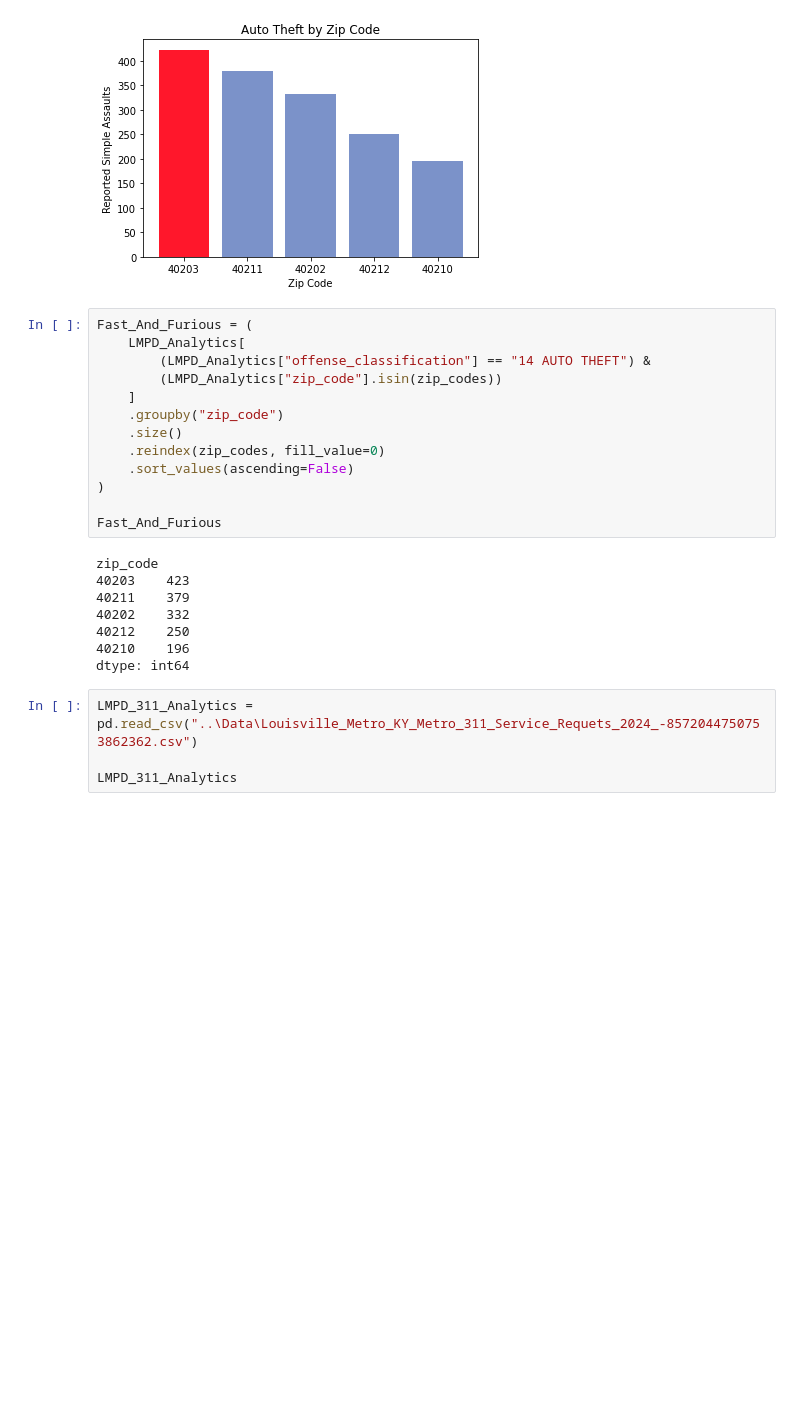
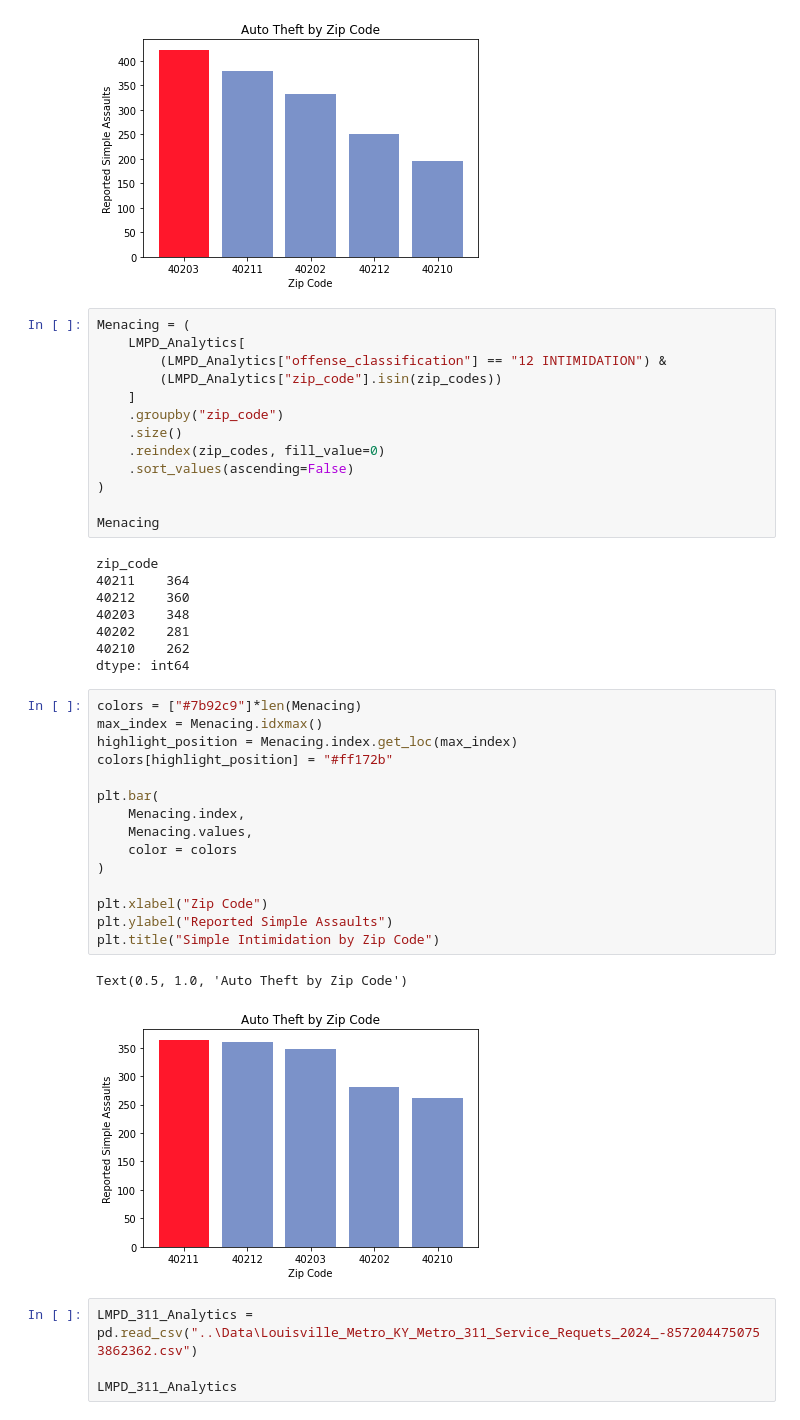
Before and after one commit to ZakM2000/Criminal_Analysis, a Jupyter notebook: Notebooks/LMPD_Crime_Analytics.ipynb, the cells around one changed output. Drawn from its saved outputs; the diff is of its cells as text; blank space fills up the shorter version.

Commit message:
Added a visualization for simple intimidation across zip codes

```diff
--- a/Notebooks/LMPD_Crime_Analytics.ipynb
+++ b/Notebooks/LMPD_Crime_Analytics.ipynb
@@ -1020,9 +1020,9 @@ plt.title("Auto Theft by Zip Code")
 Text(0.5, 1.0, 'Auto Theft by Zip Code')
 [figure]
 # %%
-Fast_And_Furious = (
+Menacing = (
     LMPD_Analytics[
-        (LMPD_Analytics["offense_classification"] == "14 AUTO THEFT") &
+        (LMPD_Analytics["offense_classification"] == "12 INTIMIDATION") &
         (LMPD_Analytics["zip_code"].isin(zip_codes))
     ]
     .groupby("zip_code")
@@ -1031,15 +1031,33 @@ Fast_And_Furious = (
     .sort_values(ascending=False)
 )
 
-Fast_And_Furious
+Menacing
 # %% [output]
 zip_code
-40203    423
-40211    379
-40202    332
-40212    250
-40210    196
+40211    364
+40212    360
+40203    348
+40202    281
+40210    262
 dtype: int64
+# %%
+colors = ["#7b92c9"]*len(Menacing)
+max_index = Menacing.idxmax()
+highlight_position = Menacing.index.get_loc(max_index)
+colors[highlight_position] = "#ff172b"
+
+plt.bar(
+    Menacing.index,
+    Menacing.values,
+    color = colors
+)
+
+plt.xlabel("Zip Code")
+plt.ylabel("Reported Simple Assaults")
+plt.title("Simple Intimidation by Zip Code")
+# %% [output]
+Text(0.5, 1.0, 'Auto Theft by Zip Code')
+[figure, added]
 # %%
 LMPD_311_Analytics = pd.read_csv("..\Data\Louisville_Metro_KY_Metro_311_Service_Requets_2024_-8572044750753862362.csv")
 
```
